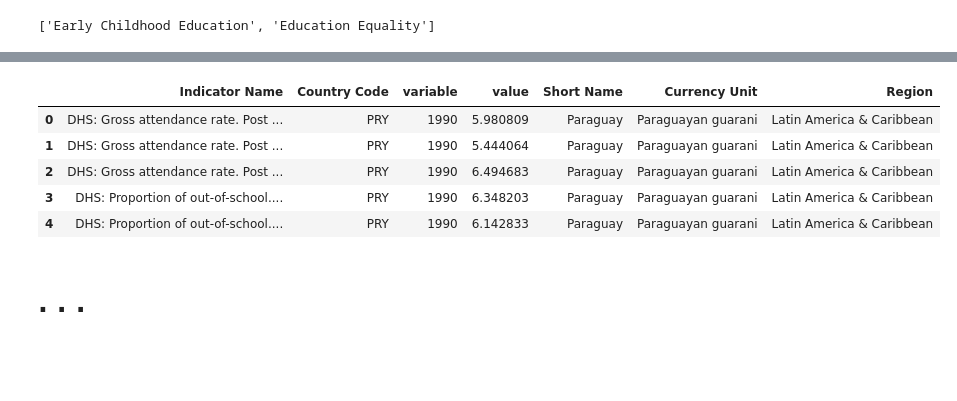
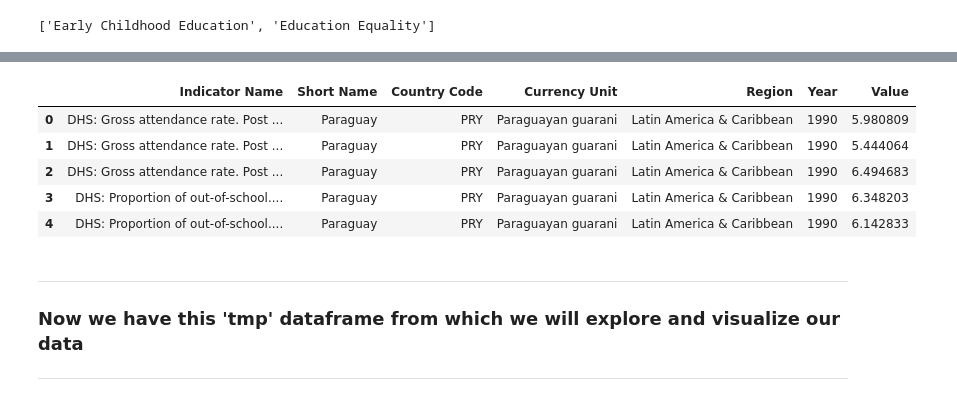
Before and after one commit to Harounnn/eDash, a Jupyter notebook: src/notebook/EDA.ipynb, the cells around one changed output, grey strips where cells are left out. Cells and saved outputs as stored; diff of their text form; code cells hidden in the pictures; blank space fills up the shorter version.

```diff
--- a/src/notebook/EDA.ipynb
+++ b/src/notebook/EDA.ipynb
@@ -313,13 +334,21 @@ new_df = df[df_filter2]
 # %%
-tmp = pd.melt(new_df,id_vars=['Indicator Name','Country Code'],value_vars=[str(i) for i in range(1990,2018)])
-tmp1 = tmp.dropna()
-tmp1.merge(countries_df,left_on='Country Code', right_on='Country Code', how='left').head(5)
+start_year = 1990
+last_year = 2015
+
+tmp = pd.melt(new_df,id_vars=['Indicator Name','Country Code'],value_vars=[str(i) for i in range(start_year,last_year + 1)]
+              ,var_name='Year', value_name='Value')
+tmp = tmp.dropna()
+tmp = tmp.merge(countries_df,left_on='Country Code', right_on='Country Code', how='left')
+tmp = tmp[['Indicator Name','Short Name','Country Code','Currency Unit','Region','Year','Value']]
+tmp.head()
 # %% [output]
-|  | Indicator Name | Country Code | variable | value | Short Name | Currency Unit | Region |
-| 0 | DHS: Gross attendance rate. Post ... | PRY | 1990 | 5.980809 | Paraguay | Paraguayan guarani | Latin America & Caribbean |
-| 1 | DHS: Gross attendance rate. Post ... | PRY | 1990 | 5.444064 | Paraguay | Paraguayan guarani | Latin America & Caribbean |
-| 2 | DHS: Gross attendance rate. Post ... | PRY | 1990 | 6.494683 | Paraguay | Paraguayan guarani | Latin America & Caribbean |
-| 3 | DHS: Proportion of out-of-school.... | PRY | 1990 | 6.348203 | Paraguay | Paraguayan guarani | Latin America & Caribbean |
-| 4 | DHS: Proportion of out-of-school.... | PRY | 1990 | 6.142833 | Paraguay | Paraguayan guarani | Latin America & Caribbean |
+|  | Indicator Name | Short Name | Country Code | Currency Unit | Region | Year | Value |
+| 0 | DHS: Gross attendance rate. Post ... | Paraguay | PRY | Paraguayan guarani | Latin America & Caribbean | 1990 | 5.980809 |
+| 1 | DHS: Gross attendance rate. Post ... | Paraguay | PRY | Paraguayan guarani | Latin America & Caribbean | 1990 | 5.444064 |
+| 2 | DHS: Gross attendance rate. Post ... | Paraguay | PRY | Paraguayan guarani | Latin America & Caribbean | 1990 | 6.494683 |
+| 3 | DHS: Proportion of out-of-school.... | Paraguay | PRY | Paraguayan guarani | Latin America & Caribbean | 1990 | 6.348203 |
+| 4 | DHS: Proportion of out-of-school.... | Paraguay | PRY | Paraguayan guarani | Latin America & Caribbean | 1990 | 6.142833 |
-# %% [markdown]
-# . . .
+# %% [markdown]
+***
+### Now we have this 'tmp' dataframe from which we will explore and visualize our data
+***
```
Also changed, not shown: parts of 17 cells of this notebook.
